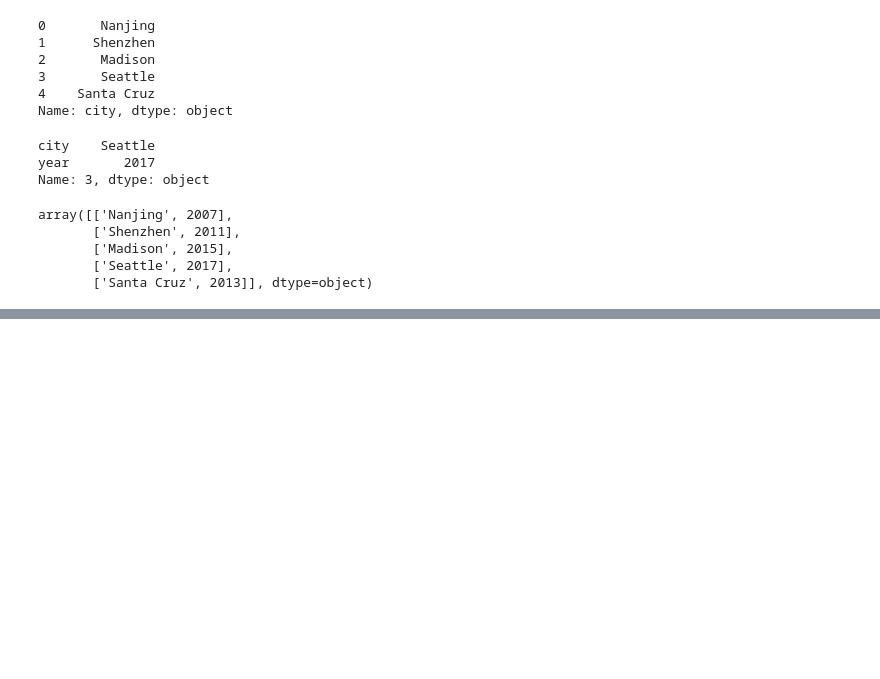
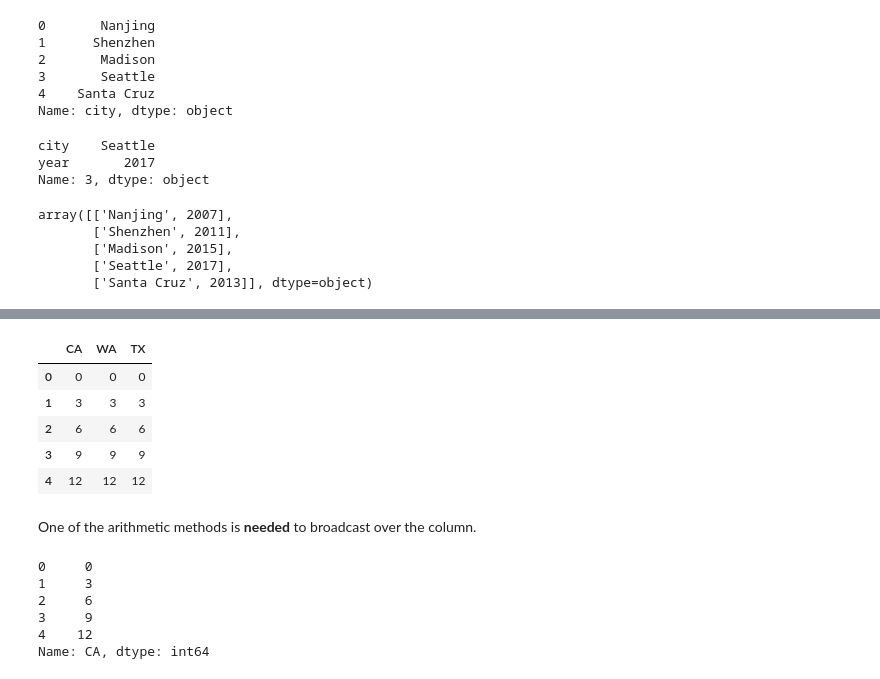
Before and after one commit to dolremi/Python-Notes, a Jupyter notebook: Pandas/Data_Structure.ipynb, the cells around one changed output, grey strips where cells are left out. Saved outputs shown, nothing was run; the diff lists cells and outputs as text; code cells hidden in the pictures; blank space fills up the shorter version.

```diff
--- a/Pandas/Data_Structure.ipynb
+++ b/Pandas/Data_Structure.ipynb
@@ -129,0 +169,11 @@ array([['Nanjing', 2007],
+# %%
+frame - series
+# %% [output]
+|  | CA | WA | TX |
+| 0 | 0 | 0 | 0 |
+| 1 | 3 | 3 | 3 |
+| 2 | 6 | 6 | 6 |
+| 3 | 9 | 9 | 9 |
+| 4 | 12 | 12 | 12 |
+# %% [markdown]
+One of the arithmetic methods is __needed__ to broadcast over the column.
@@ -129,0 +182,9 @@ array([['Nanjing', 2007],
+# %%
+series
+# %% [output]
+0     0
+1     3
+2     6
+3     9
+4    12
+Name: CA, dtype: int64
```
Also changed, not shown: parts of 69 cells of this notebook.
